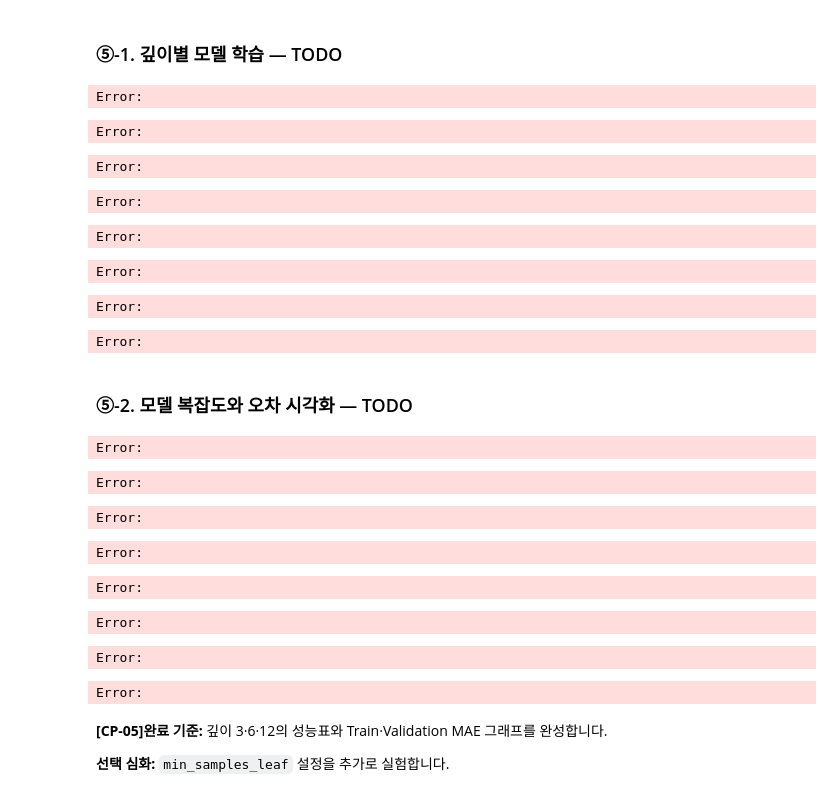
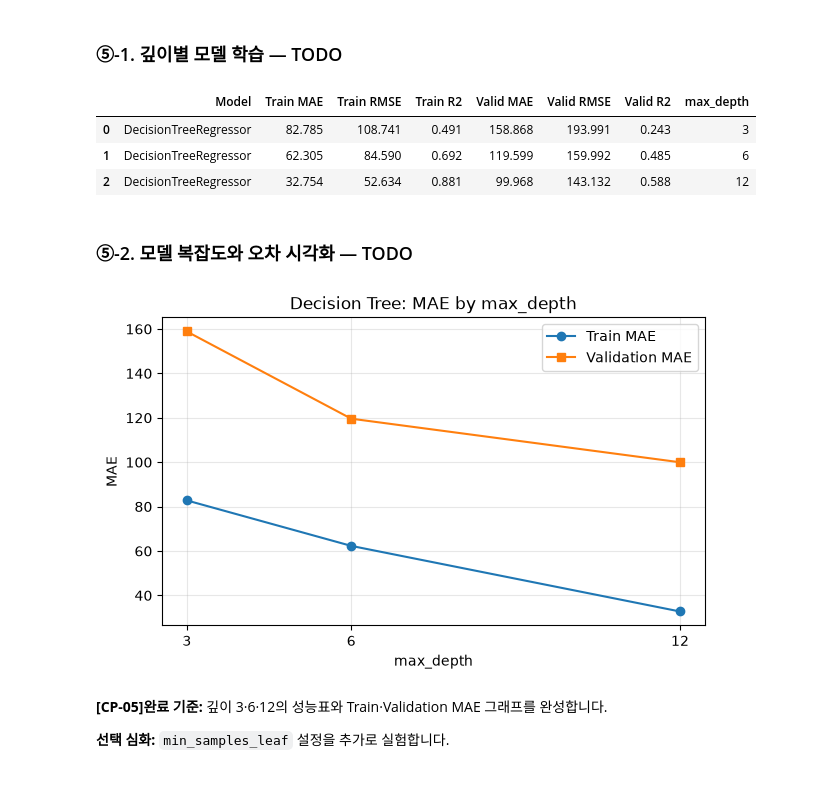
Before and after one commit to kingkingpo/ai-mini-projects, a Jupyter notebook: mini-project-01/code/01_regression_bike_demand.ipynb, the cells around one changed output. Cells and saved outputs as stored; diff of their text form; code cells hidden in the pictures.

```diff
--- a/mini-project-01/code/01_regression_bike_demand.ipynb
+++ b/mini-project-01/code/01_regression_bike_demand.ipynb
@@ -458,11 +456,11 @@ from sklearn.metrics import (
 def evaluate_regression(model, X, y):
     """MAE, RMSE, R2 딕셔너리를 반환합니다."""
     # TODO 4-3. model.predict(X)로 예측하고 세 지표를 계산합니다.
-    pred = ...
+    pred = model.predict(X)
     return {
-        "MAE": ...,
-        "RMSE": ...,
-        "R2": ...,
+        "MAE": mean_absolute_error(y, pred),
+        "RMSE": root_mean_squared_error(y, pred),
+        "R2": r2_score(y, pred),
     }
 
 
@@ -496,5 +485,5 @@ results.append(summarize("LinearRegression", linear_model))
 
 # TODO 4-4. 두 모델의 성능을 DataFrame으로 비교합니다.
 # 힌트: pd.DataFrame(results).round(3)
-...
+pd.DataFrame(results).round(3)
 # %% [output]
@@ -525,16 +509,24 @@ tree_results = []
 # TODO 5-1~5-3. 각 깊이별 Pipeline 생성·학습·평가 결과 수집
 for d in depths:
     # TODO 5-1. 전처리 + DecisionTreeRegressor(max_depth=d, random_state=42)
-    model = ...
+    model = Pipeline(
+    [
+        ("preprocessor", preprocessor),  # 1단계: 전처리 (ColumnTransformer)
+        (
+            "DecisionTreeRegressor model",
+            DecisionTreeRegressor(max_depth=d, random_state=42),
+        ),
+    ])
+
 
     # TODO 5-2. 모델 학습
-    ...
+    model.fit(X_train, y_train)
 
     # [공통] 학습한 모델 보관
     tree_models[d] = model
 
     # TODO 5-3. summarize()로 성능 결과 수집
-    row = ...
+    row = summarize("DecisionTreeRegressor", model)
     tree_results.append(row)
     results.append(row)
 
@@ -543,40 +535,37 @@ tree_df = pd.DataFrame(tree_results)
 tree_df["max_depth"] = depths
 display(tree_df.round(3))
 # %% [output]
-Error:
-Error:
-Error:
-Error:
-Error:
-Error:
-Error:
-Error:
+|  | Model | Train MAE | Train RMSE | Train R2 | Valid MAE | Valid RMSE | Valid R2 | max_depth |
+| 0 | DecisionTreeRegressor | 82.785 | 108.741 | 0.491 | 158.868 | 193.991 | 0.243 | 3 |
+| 1 | DecisionTreeRegressor | 62.305 | 84.590 | 0.692 | 119.599 | 159.992 | 0.485 | 6 |
+| 2 | DecisionTreeRegressor | 32.754 | 52.634 | 0.881 | 99.968 | 143.132 | 0.588 | 12 |
 # %% [markdown]
 ### ⑤-2. 모델 복잡도와 오차 시각화 — TODO
 # %%
 # [공통] 시각화 기본 설정
 plt.figure(figsize=(7, 4))
 
 # TODO 5-4. 깊이별 Train MAE와 Validation MAE를 각각 선 그래프로 표시합니다.
 # 힌트: plt.plot(tree_df["max_depth"], tree_df["Train MAE"], ...)
-...
+plt.plot(
+    tree_df["max_depth"], tree_df["Train MAE"], marker="o", label="Train MAE"
+)
+plt.plot(
+    tree_df["max_depth"],
+    tree_df["Valid MAE"],
+    marker="s",
+    label="Validation MAE",
+)
 
 plt.xticks(depths)
 plt.xlabel("max_depth")
 plt.ylabel("MAE")
 plt.title("Decision Tree: MAE by max_depth")
 plt.legend()
 plt.grid(alpha=0.3)
 plt.show()
 # %% [output]
-Error:
-Error:
-Error:
-Error:
-Error:
-Error:
-Error:
-Error:
+[figure, added]
 # %% [markdown]
 **[CP-05]완료 기준:** 깊이 3·6·12의 성능표와 Train·Validation MAE 그래프를 완성합니다.
 
```
Also changed, not shown: parts of 6 cells of this notebook.
